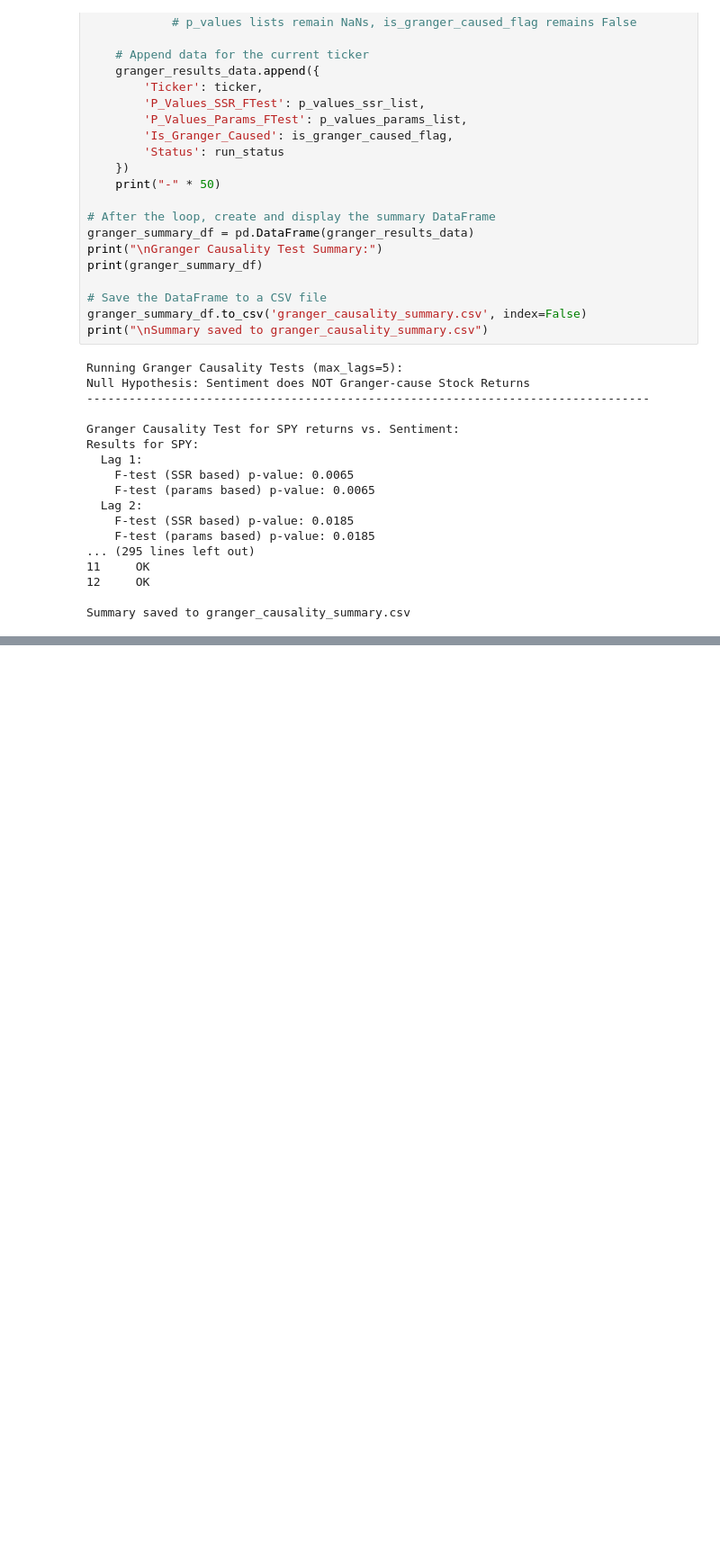
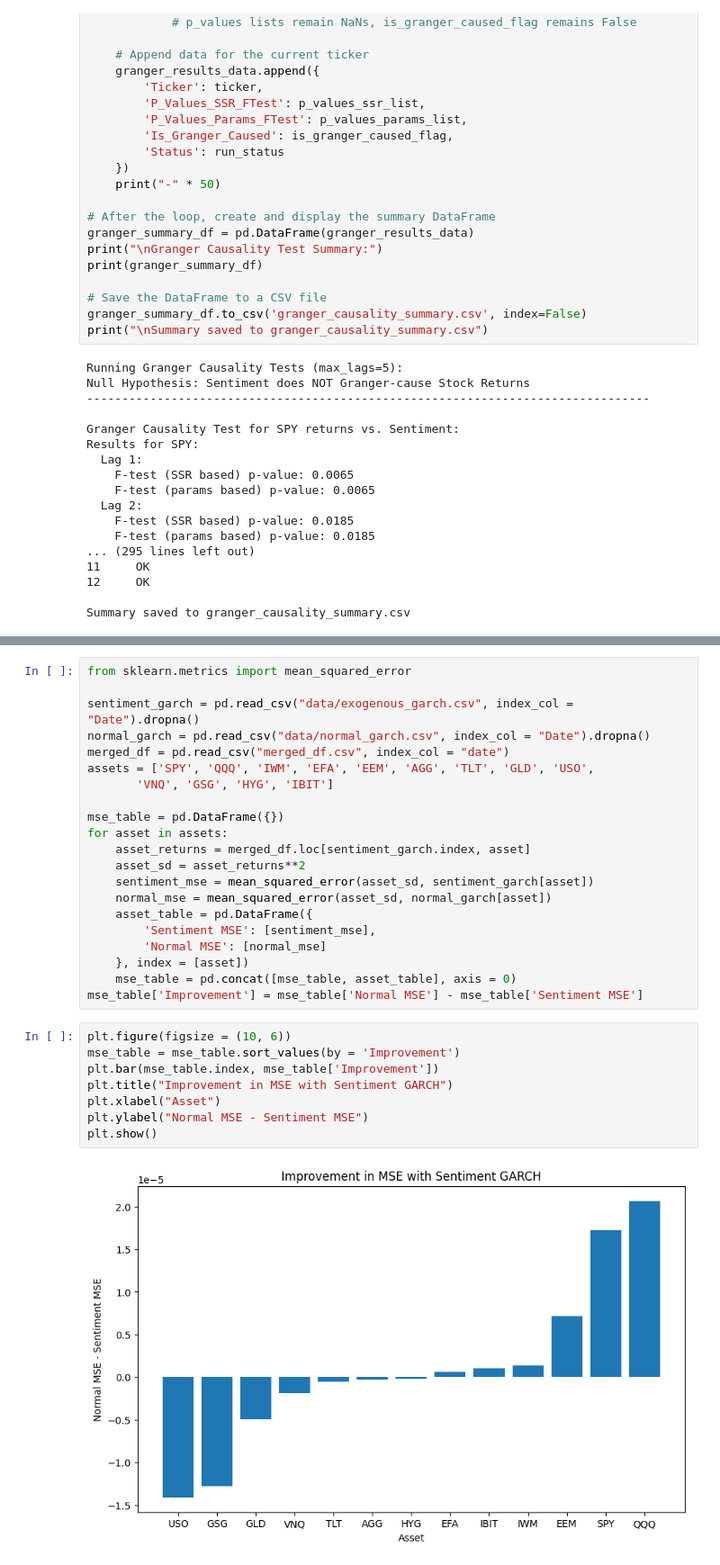
Before and after one commit to Kunj121/MacroFinance_HW2, a Jupyter notebook: project/stephen_regressions.ipynb, the cells around one changed output, grey strips where cells are left out. Shown at 90% size. Cells and saved outputs as stored; diff of their text form; blank space fills up the shorter version.

```diff
--- a/project/stephen_regressions.ipynb
+++ b/project/stephen_regressions.ipynb
@@ -711,0 +736,31 @@ granger_summary_df
+# %%
+from sklearn.metrics import mean_squared_error
+
+sentiment_garch = pd.read_csv("data/exogenous_garch.csv", index_col = "Date").dropna()
+normal_garch = pd.read_csv("data/normal_garch.csv", index_col = "Date").dropna()
+merged_df = pd.read_csv("merged_df.csv", index_col = "date")
+assets = ['SPY', 'QQQ', 'IWM', 'EFA', 'EEM', 'AGG', 'TLT', 'GLD', 'USO',
+       'VNQ', 'GSG', 'HYG', 'IBIT']
+
+mse_table = pd.DataFrame({})
+for asset in assets:
+    asset_returns = merged_df.loc[sentiment_garch.index, asset]
+    asset_sd = asset_returns**2
+    sentiment_mse = mean_squared_error(asset_sd, sentiment_garch[asset])
+    normal_mse = mean_squared_error(asset_sd, normal_garch[asset])
+    asset_table = pd.DataFrame({
+        'Sentiment MSE': [sentiment_mse],
+        'Normal MSE': [normal_mse]
+    }, index = [asset])
+    mse_table = pd.concat([mse_table, asset_table], axis = 0)
+mse_table['Improvement'] = mse_table['Normal MSE'] - mse_table['Sentiment MSE']
+# %%
+plt.figure(figsize = (10, 6))
+mse_table = mse_table.sort_values(by = 'Improvement')
+plt.bar(mse_table.index, mse_table['Improvement'])
+plt.title("Improvement in MSE with Sentiment GARCH")
+plt.xlabel("Asset")
+plt.ylabel("Normal MSE - Sentiment MSE")
+plt.show()
+# %% [output]
+[figure, added]
```
Also changed, not shown: parts of 4 cells of this notebook.
